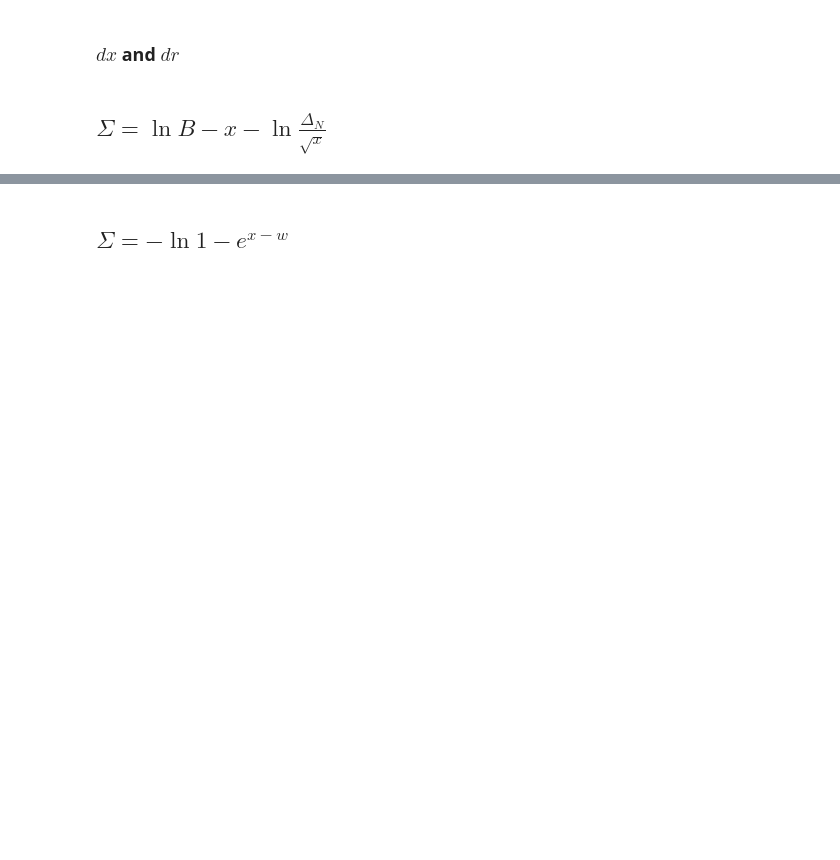
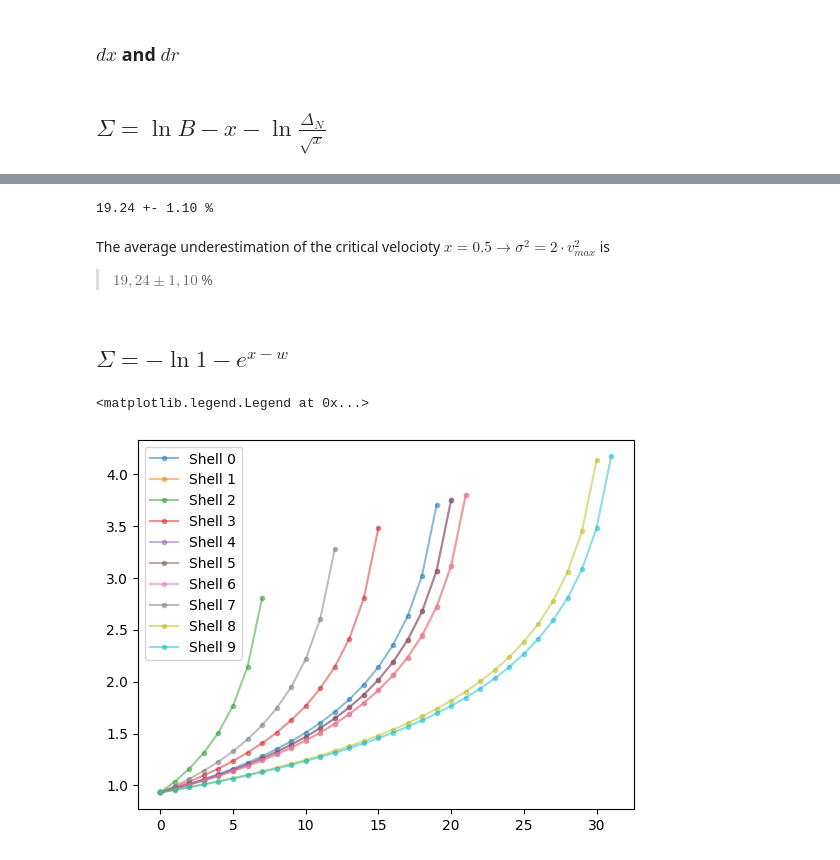
Before and after one commit to pietroferraiuolo/GRASP, a Jupyter notebook: scripts/n6121_analysis.ipynb, the cells around one changed output, grey strips where cells are left out. Saved outputs shown, nothing was run; the diff lists cells and outputs as text; code cells hidden in the pictures; blank space fills up the shorter version.

```diff
--- a/scripts/n6121_analysis.ipynb
+++ b/scripts/n6121_analysis.ipynb
@@ -884,2 +928,32 @@ plt.legend(loc='best')
+# %%
+avg_underestimation = grasp.stats.bootstrap_statistic(scarti_finali, np.mean)
+
+print(f"{avg_underestimation[0]*100 :.2f} +- {avg_underestimation[1]*100:.2f} %")
+# %% [output]
+19.24 +- 1.10 %
+# %% [markdown]
+The average underestimation of the critical velocioty $x=0.5 \rightarrow \sigma^2 = 2\cdot v^2_{max}$
+is
+> $19,24 \pm  1,10$ %
 # %% [markdown]
 ## $\Sigma = -\ln{1-e^{x-w}}$
+# %%
+dpoteffs = []
+Omega = []
+s = gc_sample.v2.max()
+
+
+for i,p in enumerate(poteffs):
+    w = np.max(0.5*v2h[i]['h']['bins']/s)
+    ssigma = -np.log(1 - np.exp(x[i] - 0.5))
+    omega = ssigma - np.array(x[i])
+    dpoteffs.append(ssigma)
+    Omega.append(omega)
+# %%
+for i in range(10):
+    plt.plot(dpoteffs[i], '-o', markersize=3, label=f'Shell {i}', alpha=0.5)
+
+plt.legend(loc='best')
+# %% [output]
+<matplotlib.legend.Legend at 0x...>
+[figure, added]
```
Also changed, not shown: parts of 51 cells of this notebook, 1 other file.
